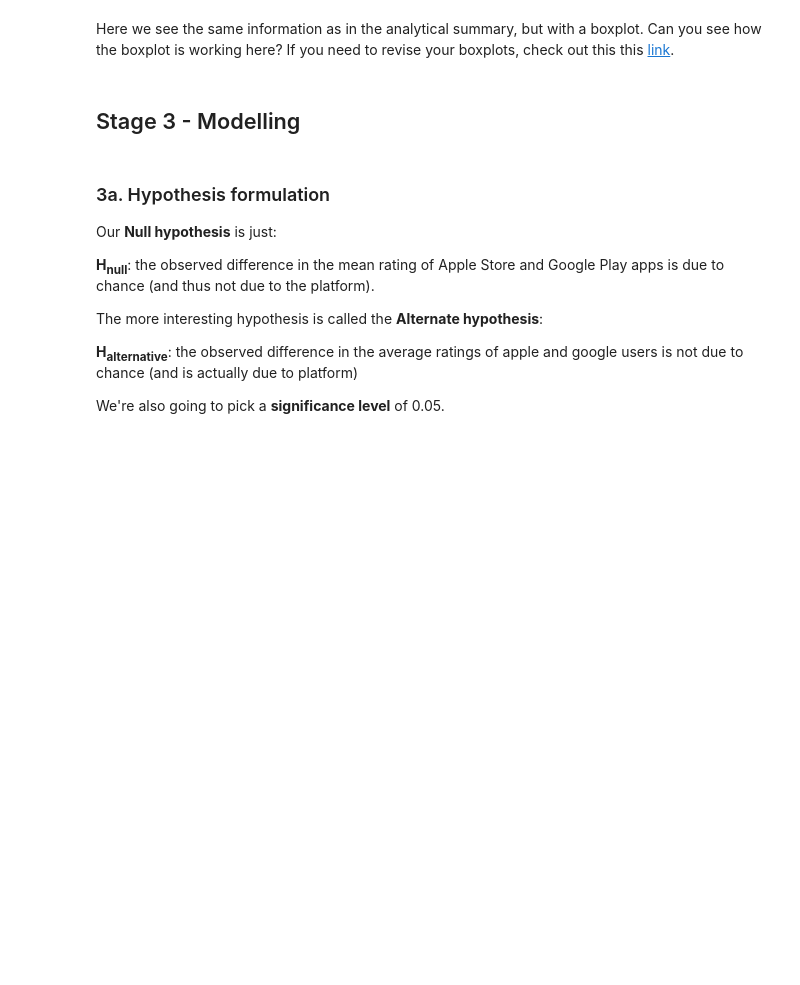
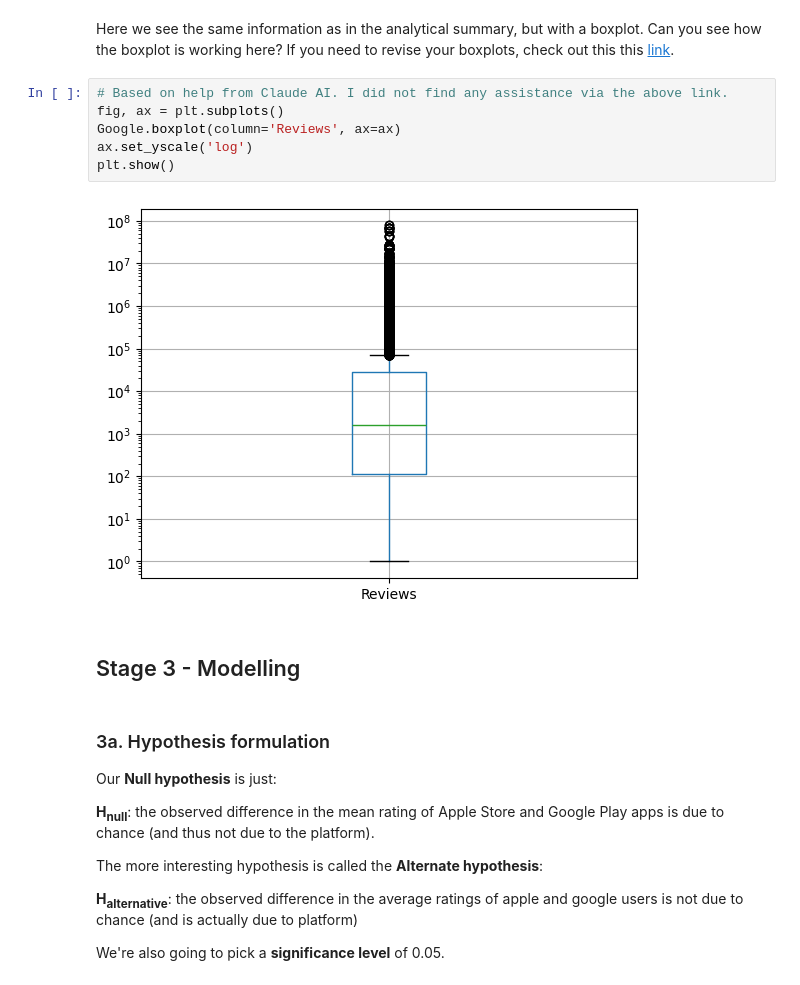
Before and after one commit to blue-santa/sprinboard-data-science-2026, a Jupyter notebook: 11-python-statistics-in-eda/03-hypothesis-testing/integrating-apps-case-study/Springboard Apps project - Tier 3 - Complete.ipynb, the cells around one changed output. Cells and saved outputs as stored; diff of their text form; blank space fills up the shorter version.

```diff
--- a/11-python-statistics-in-eda/03-hypothesis-testing/integrating-apps-case-study/Springboard Apps project - Tier 3 - Complete.ipynb
+++ b/11-python-statistics-in-eda/03-hypothesis-testing/integrating-apps-case-study/Springboard Apps project - Tier 3 - Complete.ipynb
@@ -421,5 +462,13 @@ _ _ _
 # %% [markdown]
 Here we see the same information as in the analytical summary, but with a boxplot. Can you see how the boxplot is working here? If you need to revise your boxplots, check out this this [link](https://www.kaggle.com/ramamet4/app-store-apple-data-set-10k-apps).
+# %%
+# Based on help from Claude AI. I did not find any assistance via the above link.
+fig, ax = plt.subplots()
+Google.boxplot(column='Reviews', ax=ax)
+ax.set_yscale('log')
+plt.show()
+# %% [output]
+[figure, added]
 # %% [markdown]
 ## Stage 3 - Modelling
 # %% [markdown]
```
Also changed, not shown: parts of 9 cells of this notebook.
